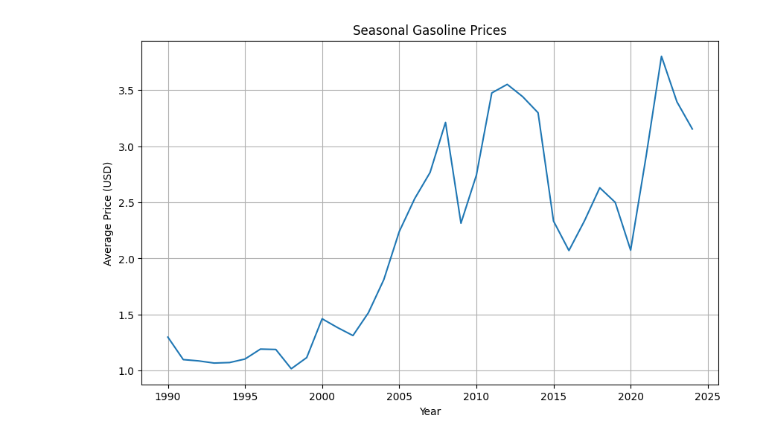
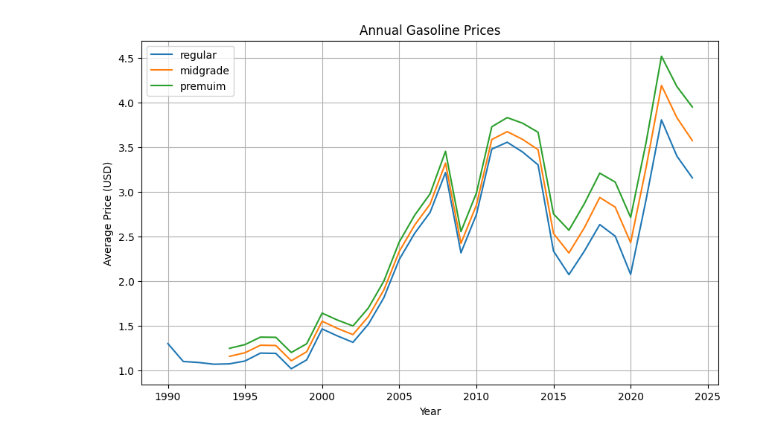
Before and after one commit to SatchelF/Data_Analysis_Project, a Jupyter notebook: inflations_impact_on_gas_prices.ipynb, the cells around one changed output. Drawn from its saved outputs; the diff is of its cells as text; code cells hidden in the pictures.

```diff
--- a/inflations_impact_on_gas_prices.ipynb
+++ b/inflations_impact_on_gas_prices.ipynb
@@ -3,34 +30,43 @@
 # %%
 import pandas as pd
 import matplotlib.pyplot as plt
 
-df = pd.read_csv("Data/Data1_Regular_Conventional.csv", header=2)
-df = df.iloc[:-1, :2]
-new_headers = ['Date', 'Gas Price']  # Specify your new column names here
+new_headers = ['Date', 'Gas Price']
 
-df.columns = new_headers
+def load_and_preprocess(file_path):
+    df = pd.read_csv(file_path, header=2)
+    df = df.iloc[:-1, :2]
 
-df['Date'] = pd.to_datetime(df['Date'])
-df['Year'] = df['Date'].dt.year
+    df.columns = new_headers
+    df['Date'] = pd.to_datetime(df['Date'])
+    df['Year'] = df['Date'].dt.year
+    return df
+
+df_regular = load_and_preprocess("Data/Data1_Regular_Conventional.csv")
+df_midgrade = load_and_preprocess("Data/Data4_Midgrade_Conventional.csv")
+df_premuim = load_and_preprocess("Data/Data7_Premuim_Conventional.csv")
 
 
-average_gas_price_yearly = df.groupby('Year')['Gas Price'].mean()
+
+average_regular_gas_price_yearly = df_regular.groupby('Year')['Gas Price'].mean()
+average_midgrade_gas_price_yearly = df_midgrade.groupby('Year')['Gas Price'].mean()
+average_premuim_gas_price_yearly = df_premuim.groupby('Year')['Gas Price'].mean()
 
 
 plt.figure(figsize=(10, 6))
-# plt.plot(seasonal_averages['Regular'], label='Regular', marker='o')
-# plt.plot(seasonal_averages['Midgrade'], label='Midgrade', marker='o')
-# plt.plot(seasonal_averages['Premium'], label='Premium', marker='o')
 
-plt.title('Seasonal Gasoline Prices')
+
+plt.title('Annual Gasoline Prices')
 plt.xlabel('Year')
 plt.ylabel('Average Price (USD)')
-#plt.xticks(list(seasonal_averages.index))  # Ensure all seasons are shown
-#plt.legend()
 plt.grid(True)
 
-plt.plot(average_gas_price_yearly.index, average_gas_price_yearly.values)
+plt.plot(average_regular_gas_price_yearly, label="regular")
+plt.plot(average_midgrade_gas_price_yearly, label="midgrade")
+plt.plot(average_premuim_gas_price_yearly, label="premuim")
+
+plt.legend()
 
 plt.show()
 # %% [output]
-[figure, old version]
+[figure, new version]
```
Also changed, not shown: parts of 2 cells of this notebook, 1 other file.
